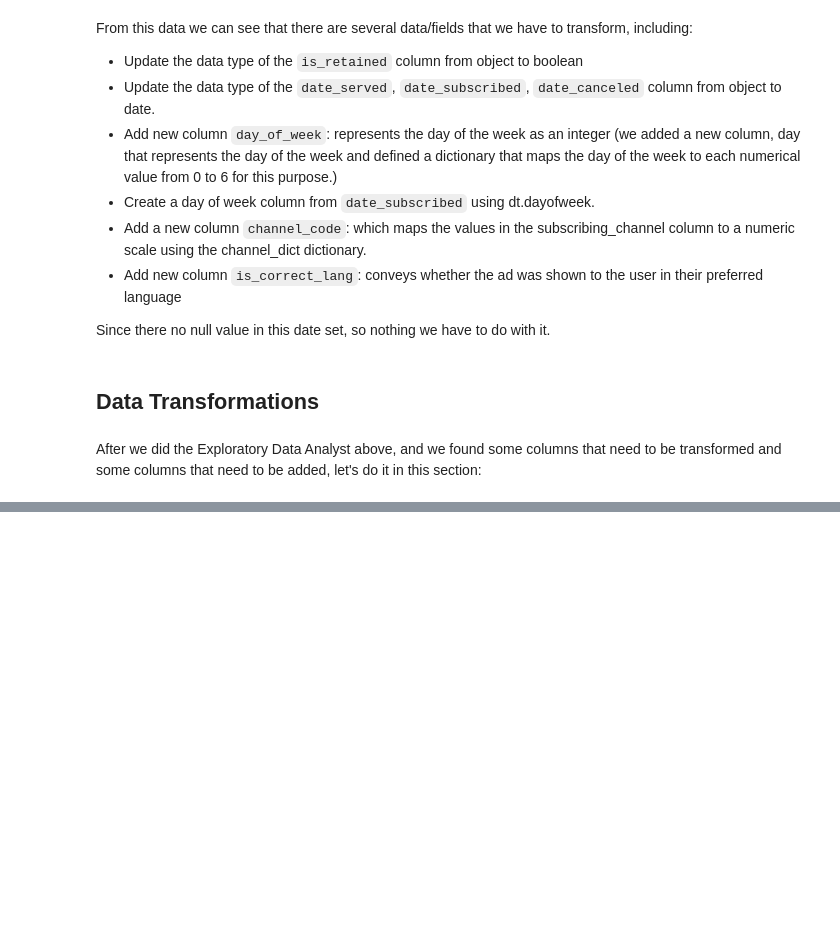
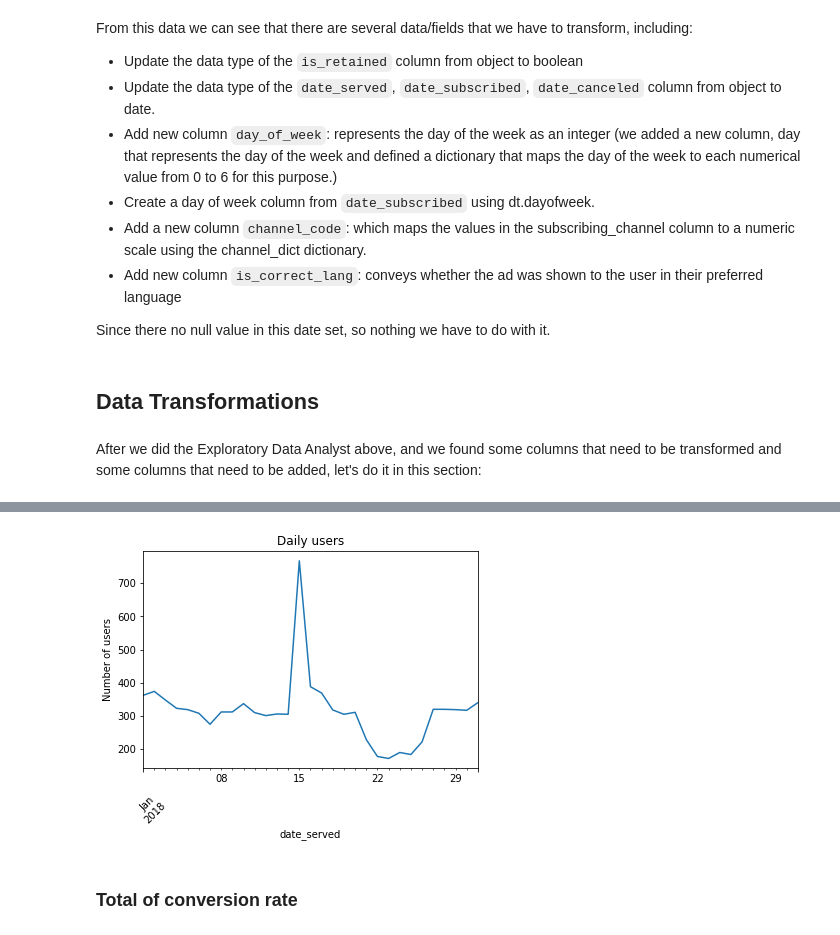
Before and after one commit to fadliahmad/analyzing-marketing-campaign, a Jupyter notebook: analyzing_market_campaign.ipynb, the cells around one changed output, grey strips where cells are left out. Cells and saved outputs as stored; diff of their text form; code cells hidden in the pictures; blank space fills up the shorter version.

```diff
--- a/analyzing_market_campaign.ipynb
+++ b/analyzing_market_campaign.ipynb
@@ -154,0 +189,8 @@ None
+# %%
+# Daily reach marketing
+
+# Group by date_served and count number of unique user_id's
+daily_users = marketing.groupby(['date_served'])['user_id'].nunique()
+
+# Print head of daily_users
+print(daily_users.head())
@@ -154,0 +205,19 @@ None
+# %%
+# Daily reach marketing plotting
+
+# Plot daily_subscribers
+daily_users.plot()
+
+# Include a title and y-axis label
+plt.title('Daily users')
+plt.ylabel('Number of users')
+
+# Rotate the x-axis labels by 45 degrees
+plt.xticks(rotation=45)
+
+# Display the plot
+plt.show()
+# %% [output]
+[figure, added]
+# %% [markdown]
+### Total of conversion rate
```
Also changed, not shown: parts of 84 cells of this notebook.
